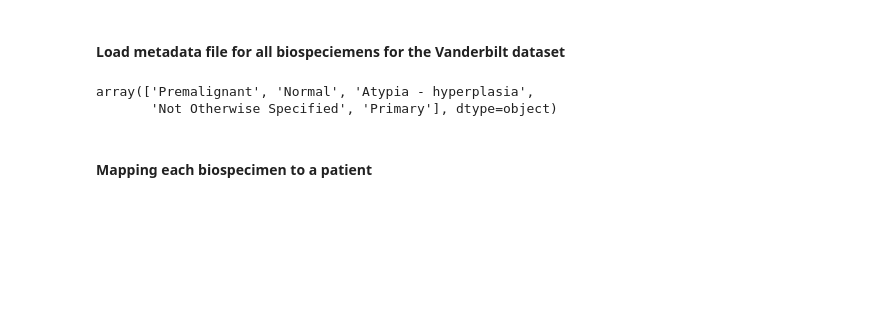
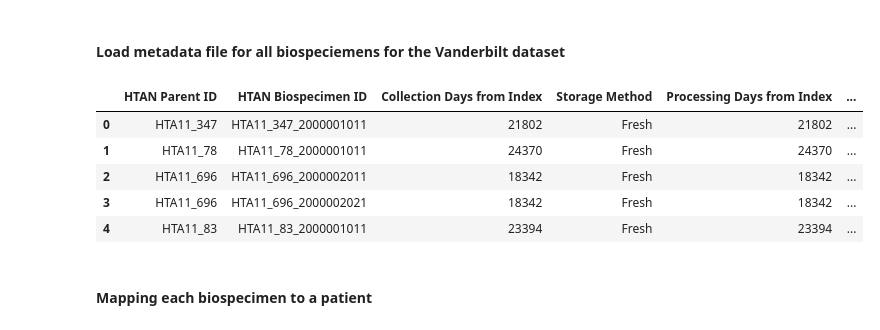
Before and after one commit to NCI-HTAN-Jamborees/Heterogeneity-Ancestry-and-Tumor-Progression, a Jupyter notebook: process_metadata.ipynb, the cells around one changed output. Drawn from its saved outputs; the diff is of its cells as text; code cells hidden in the pictures; blank space fills up the shorter version.

```diff
--- a/process_metadata.ipynb
+++ b/process_metadata.ipynb
@@ -19,10 +19,14 @@ caseDF.head()
 # %%
 bioDF = pd.read_csv("metadata/biospecimens.tsv", sep="\t")
 bioDF = bioDF[["HTAN Parent ID", "HTAN Biospecimen ID", "Collection Days from Index", "Storage Method", "Processing Days from Index", "Preservation Method", "Tumor Tissue Type"]]
-bioDF["Tumor Tissue Type"].unique()
+bioDF.head()
 # %% [output]
-array(['Premalignant', 'Normal', 'Atypia - hyperplasia',
-       'Not Otherwise Specified', 'Primary'], dtype=object)
+|  | HTAN Parent ID | HTAN Biospecimen ID | Collection Days from Index | Storage Method | Processing Days from Index | ... |
+| 0 | HTA11_347 | HTA11_347_2000001011 | 21802 | Fresh | 21802 | ... |
+| 1 | HTA11_78 | HTA11_78_2000001011 | 24370 | Fresh | 24370 | ... |
+| 2 | HTA11_696 | HTA11_696_2000002011 | 18342 | Fresh | 18342 | ... |
+| 3 | HTA11_696 | HTA11_696_2000002021 | 18342 | Fresh | 18342 | ... |
+| 4 | HTA11_83 | HTA11_83_2000001011 | 23394 | Fresh | 23394 | ... |
 # %% [markdown]
 #### Mapping each biospecimen to a patient
 # %%
```
Also changed, not shown: parts of 2 cells of this notebook.
